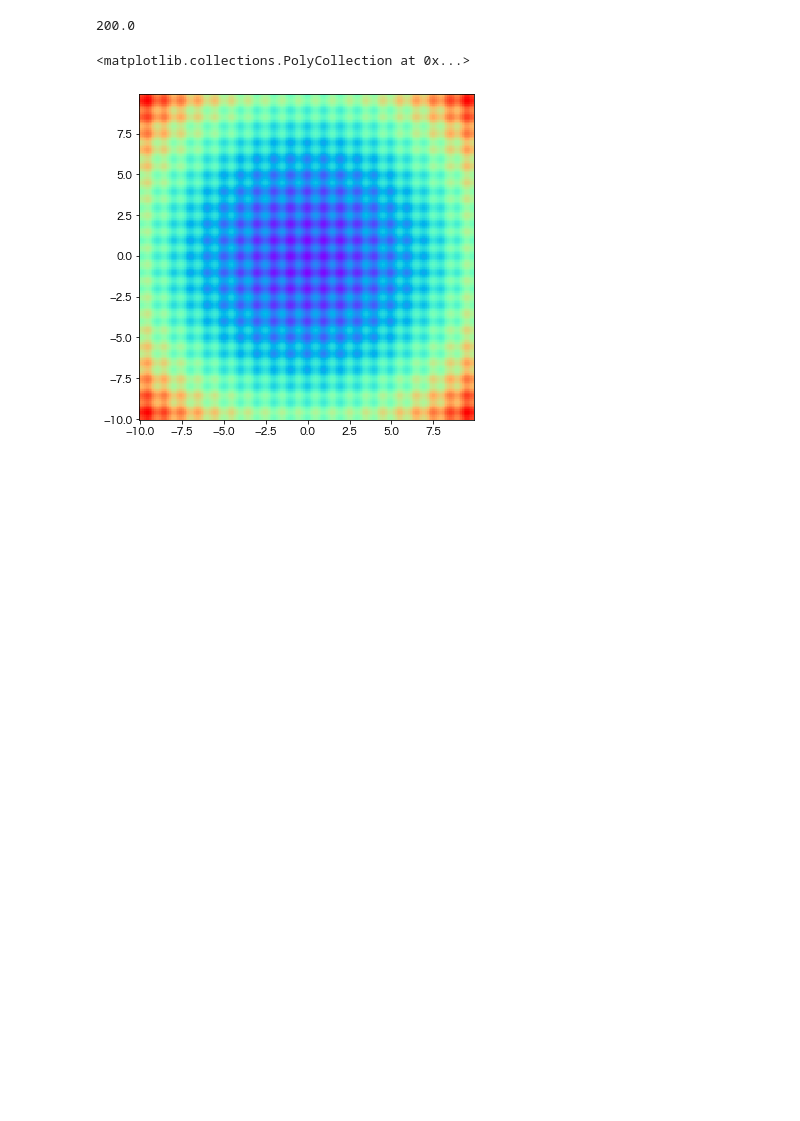
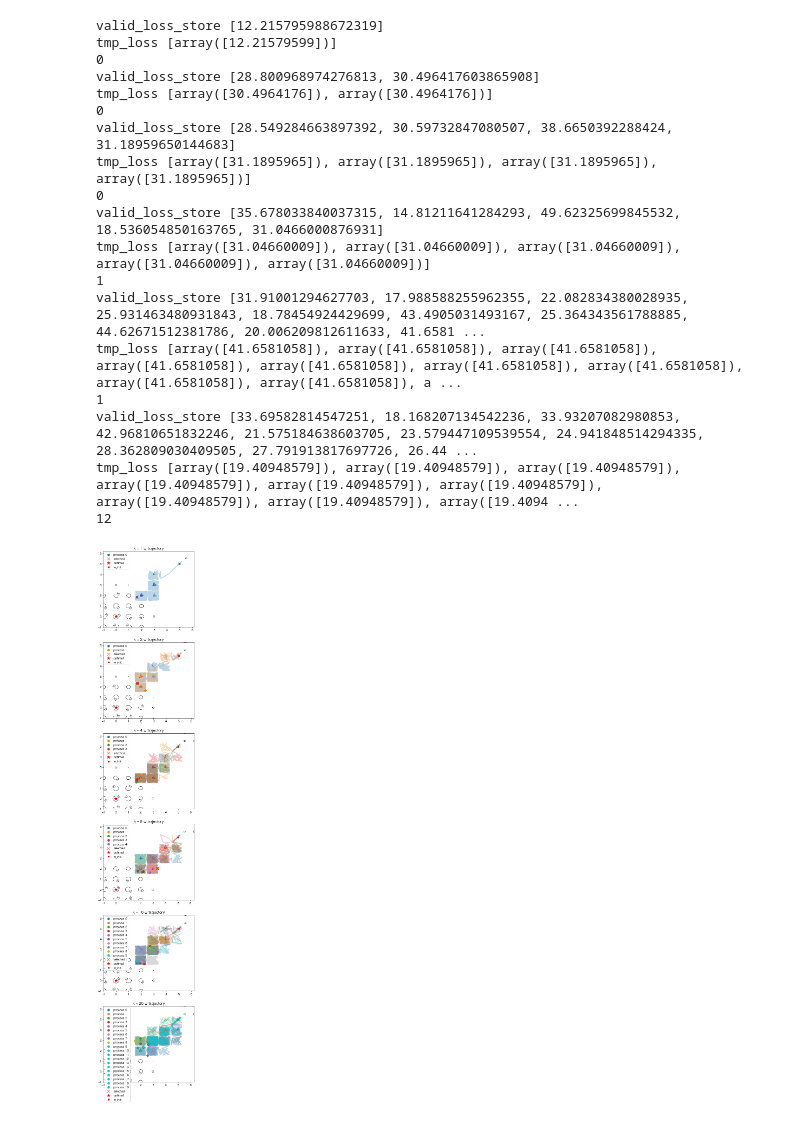
Before and after one commit to NaokiNakamichi/ML, a Jupyter notebook: GD/exp/simulation/Rastrigin/Rastrigin_RV_2d_trajectory.ipynb, the cells around one changed output. Cells and saved outputs as stored; diff of their text form; code cells hidden in the pictures; blank space fills up the shorter version.

```diff
--- a/GD/exp/simulation/Rastrigin/Rastrigin_RV_2d_trajectory.ipynb
+++ b/GD/exp/simulation/Rastrigin/Rastrigin_RV_2d_trajectory.ipynb
@@ -9,14 +9,10 @@ from ML2_lib import RV_SGDAve
 # %%
 d = 2
 trial_num = 100
-lr = 0.1
-noise = "lognormal"
+lr = 0.01
+noise = "normal"
 c = 1
-E_var = 1.75
+E_var = 1.5
 n = 10000
 k_list = [1, 2, 4, 5, 10, 20]
-son = loss.Rastrigin(d=d, noise_type=None, E_var=E_var)
+son = loss.Rastrigin(d=d, noise_type=noise, E_var=E_var)
-# %%
-son.f_opt(w=[10,10])
-# %% [output]
-200.0
@@ -31,6 +18,0 @@ Z = son.f_opt([X, Y])
-# %%
-fig, axes = plt.subplots(1, 1, figsize=(6, 6))
-axes.pcolor(X, Y, Z, cmap=plt.cm.rainbow, shading='auto')
-# %% [output]
-<matplotlib.collections.PolyCollection at 0x...>
-[figure, removed]
@@ -40,0 +19,26 @@ Z
+# %%
+w_init = np.array([5, 5])
+RV = RV_SGDAve.RVSGDByW(model_opt=son, c=1, n=n, lr=lr)
+k_core_list, k_selected_index, k_w_rv = RV.k_all_transition(k_list=k_list, w_init=w_init)
+plot_set.multiple_w_value_2d_k_candidates_contour(k_list=k_list, k_list_core_store=k_core_list, _t_max=n,
+                                                  k_selected_index=k_selected_index, f=son)
+# %% [output]
+valid_loss_store [12.215795988672319]
+tmp_loss [array([12.21579599])]
+0
+valid_loss_store [28.800968974276813, 30.496417603865908]
+tmp_loss [array([30.4964176]), array([30.4964176])]
+0
+valid_loss_store [28.549284663897392, 30.59732847080507, 38.6650392288424, 31.18959650144683]
+tmp_loss [array([31.1895965]), array([31.1895965]), array([31.1895965]), array([31.1895965])]
+0
+valid_loss_store [35.678033840037315, 14.81211641284293, 49.62325699845532, 18.536054850163765, 31.0466000876931]
+tmp_loss [array([31.04660009]), array([31.04660009]), array([31.04660009]), array([31.04660009]), array([31.04660009])]
+1
+valid_loss_store [31.91001294627703, 17.988588255962355, 22.082834380028935, 25.931463480931843, 18.78454924429699, 43.4905031493167, 25.364343561788885, 44.62671512381786, 20.006209812611633, 41.6581 ...
+tmp_loss [array([41.6581058]), array([41.6581058]), array([41.6581058]), array([41.6581058]), array([41.6581058]), array([41.6581058]), array([41.6581058]), array([41.6581058]), array([41.6581058]), a ...
+1
+valid_loss_store [33.69582814547251, 18.168207134542236, 33.93207082980853, 42.96810651832246, 21.575184638603705, 23.579447109539554, 24.941848514294335, 28.362809030409505, 27.791913817697726, 26.44 ...
+tmp_loss [array([19.40948579]), array([19.40948579]), array([19.40948579]), array([19.40948579]), array([19.40948579]), array([19.40948579]), array([19.40948579]), array([19.40948579]), array([19.4094 ...
+12
+[figure, added]
```
Also changed, not shown: parts of 3 cells of this notebook, 58 other files.
